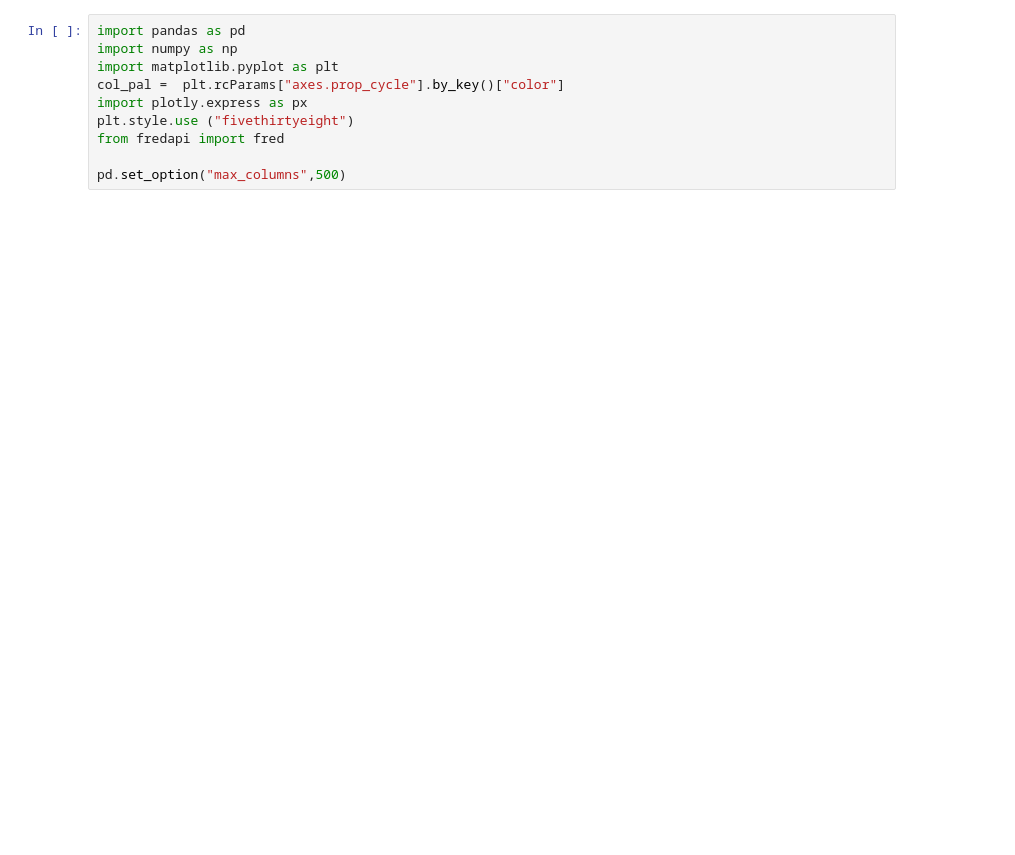
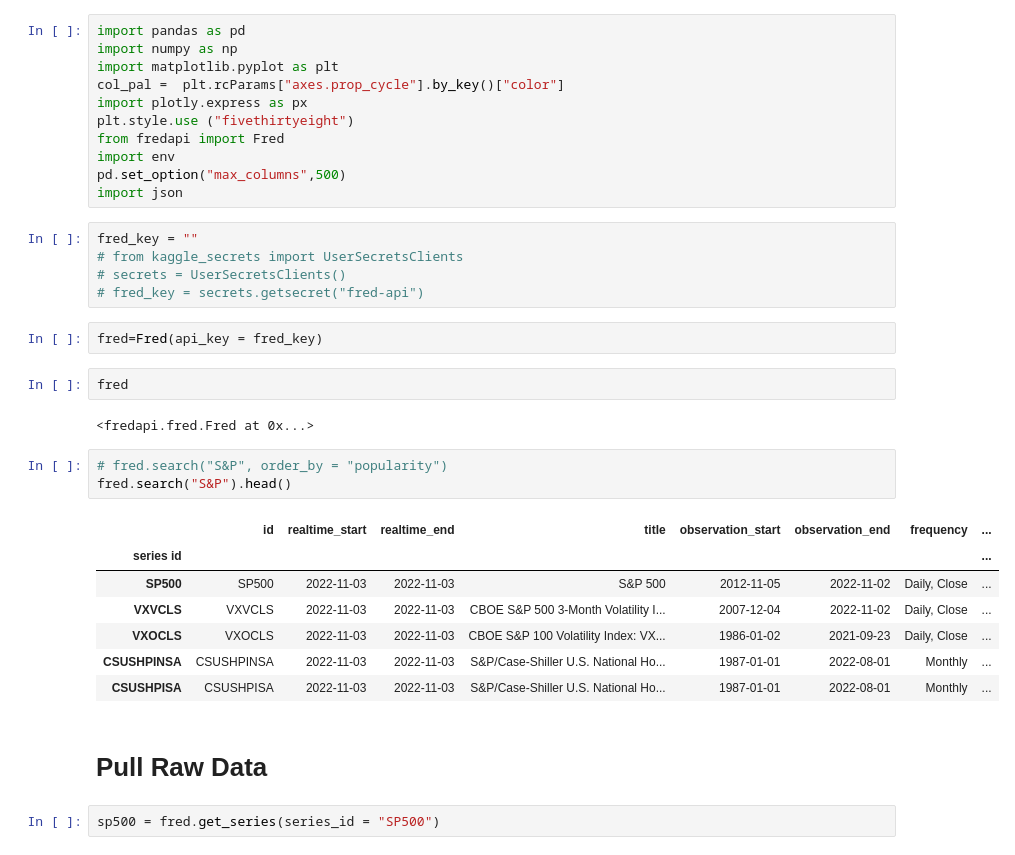
Before and after one commit to lincolnmuriithi11/Stock_Analysis-, a Jupyter notebook: Financial Analysis/fed_res_economic_data.ipynb, the cells around one changed output. Drawn from its saved outputs; the diff is of its cells as text; blank space fills up the shorter version.

Commit message:
fred data scraping

```diff
--- a/Financial Analysis/fed_res_economic_data.ipynb
+++ b/Financial Analysis/fed_res_economic_data.ipynb
@@ -5,6 +5,33 @@ import matplotlib.pyplot as plt
 col_pal =  plt.rcParams["axes.prop_cycle"].by_key()["color"]
 import plotly.express as px
 plt.style.use ("fivethirtyeight")
-from fredapi import fred
-
+from fredapi import Fred
+import env
 pd.set_option("max_columns",500)
+import json
+# %%
+fred_key = ""
+# from kaggle_secrets import UserSecretsClients
+# secrets = UserSecretsClients()
+# fred_key = secrets.getsecret("fred-api")
+# %%
+fred=Fred(api_key = fred_key)
+# %%
+fred
+# %% [output]
+<fredapi.fred.Fred at 0x...>
+# %%
+# fred.search("S&P", order_by = "popularity")
+fred.search("S&P").head()
+# %% [output]
+|  | id | realtime_start | realtime_end | title | observation_start | observation_end | frequency | ... |
+| series id |  |  |  |  |  |  |  | ... |
+| SP500 | SP500 | 2022-11-03 | 2022-11-03 | S&P 500 | 2012-11-05 | 2022-11-02 | Daily, Close | ... |
+| VXVCLS | VXVCLS | 2022-11-03 | 2022-11-03 | CBOE S&P 500 3-Month Volatility I... | 2007-12-04 | 2022-11-02 | Daily, Close | ... |
+| VXOCLS | VXOCLS | 2022-11-03 | 2022-11-03 | CBOE S&P 100 Volatility Index: VX... | 1986-01-02 | 2021-09-23 | Daily, Close | ... |
+| CSUSHPINSA | CSUSHPINSA | 2022-11-03 | 2022-11-03 | S&P/Case-Shiller U.S. National Ho... | 1987-01-01 | 2022-08-01 | Monthly | ... |
+| CSUSHPISA | CSUSHPISA | 2022-11-03 | 2022-11-03 | S&P/Case-Shiller U.S. National Ho... | 1987-01-01 | 2022-08-01 | Monthly | ... |
+# %% [markdown]
+# Pull Raw Data
+# %%
+sp500 = fred.get_series(series_id = "SP500")
```
Also changed, not shown: parts of 11 cells of this notebook.
